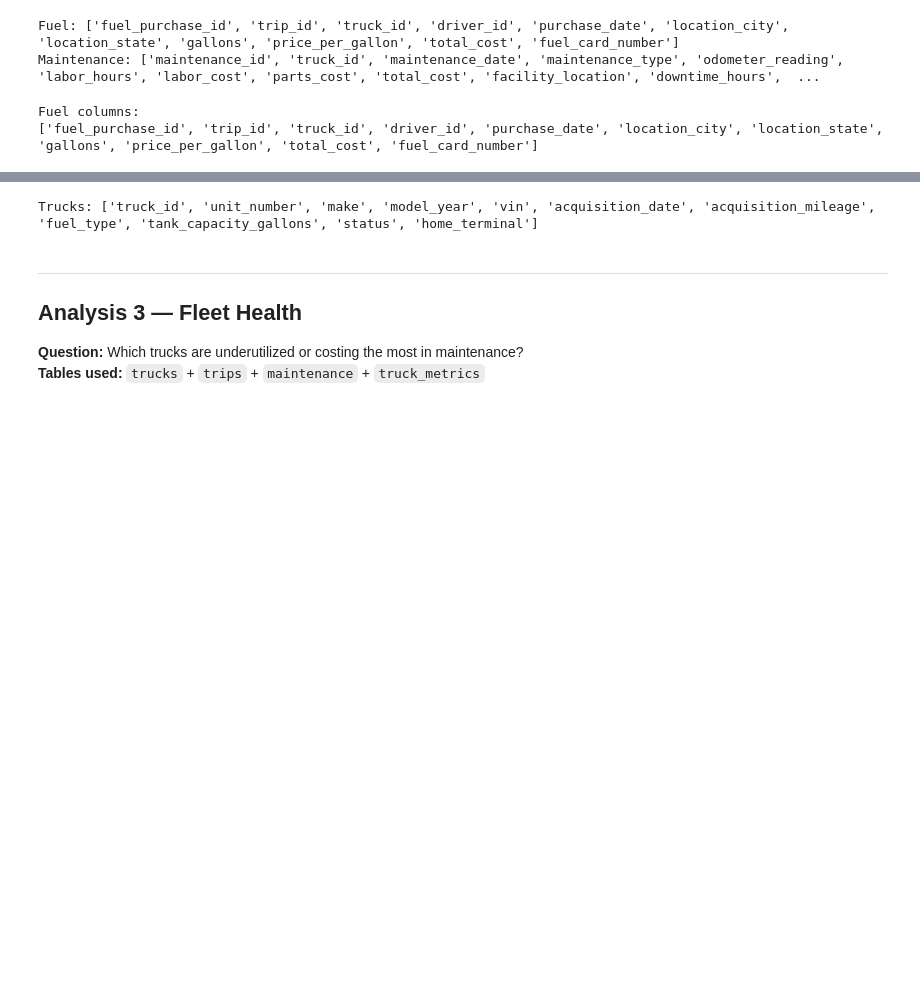
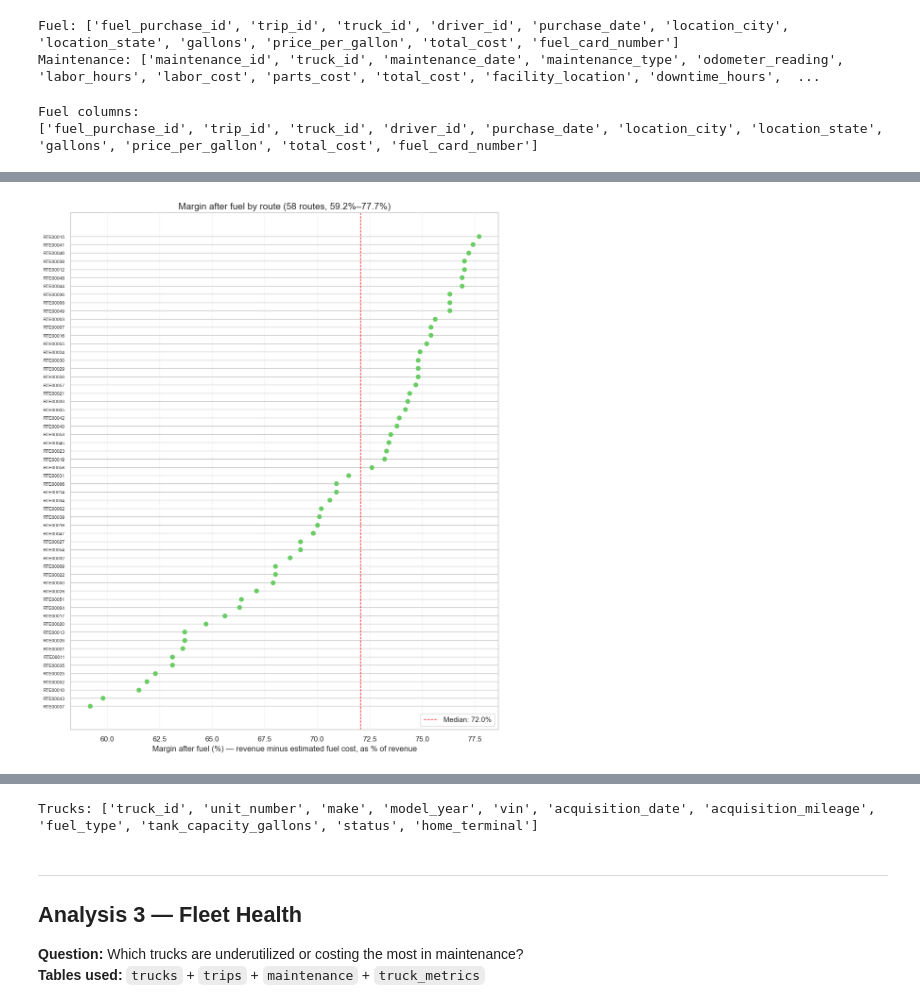
Before and after one commit to HarjiiBoss/logistics-analysis, a Jupyter notebook: notebooks/03_analysis.ipynb, the cells around one changed output, grey strips where cells are left out. Saved outputs shown, nothing was run; the diff lists cells and outputs as text; code cells hidden in the pictures; blank space fills up the shorter version.

```diff
--- a/notebooks/03_analysis.ipynb
+++ b/notebooks/03_analysis.ipynb
@@ -446,3 +462,24 @@ plt.show()
+# %%
+# Chart: margin after fuel for every route, sorted, with the median for reference
+ranked = route_profit.sort_values('profit_margin')
+median_margin = ranked['profit_margin'].median()
+
+fig, ax = plt.subplots(figsize=(10, 12))
+ax.scatter(ranked['profit_margin'], ranked['route_id'].astype(str),
+           color=sns.color_palette('muted')[2], s=40, zorder=3)
+ax.axvline(median_margin, color='red', linestyle='--', linewidth=1,
+           label=f'Median: {median_margin:.1f}%')
+ax.set_xlabel('Margin after fuel (%) — revenue minus estimated fuel cost, as % of revenue')
+ax.set_title(f"Margin after fuel by route ({len(ranked)} routes, "
+             f"{ranked['profit_margin'].min()}%–{ranked['profit_margin'].max()}%)")
+ax.tick_params(axis='y', labelsize=7)
+ax.grid(axis='x', linestyle=':', alpha=0.6, zorder=1)
+ax.legend(loc='lower right')
+plt.tight_layout()
+plt.savefig('../exports/chart_route_profitability.png', dpi=150)
+plt.show()
+# %% [output]
+[figure, added]
 # %%
 # Export route profitability summary
 route_profit.to_csv(EXPORT_PATH + 'analysis_route_profitability.csv', index=False)
```
Also changed, not shown: parts of 19 cells of this notebook, 10 other files.
